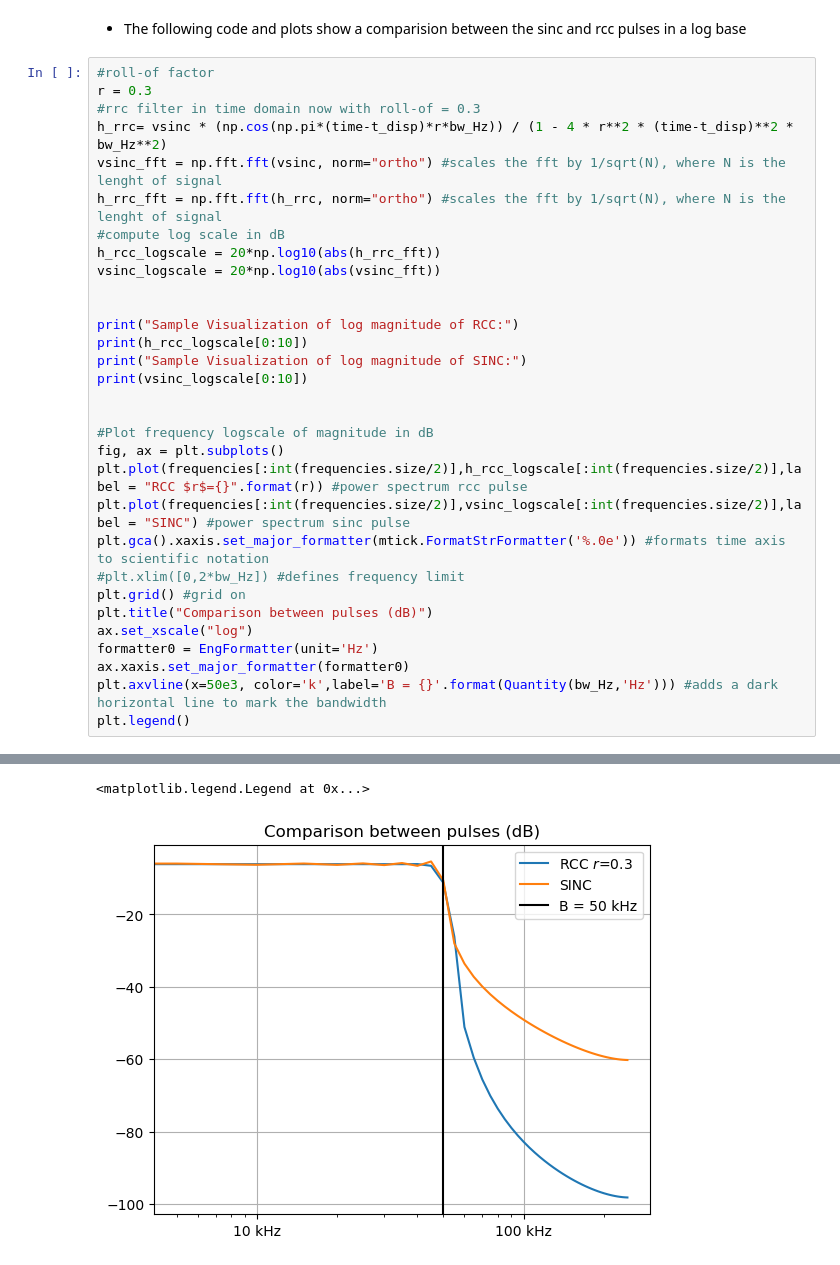
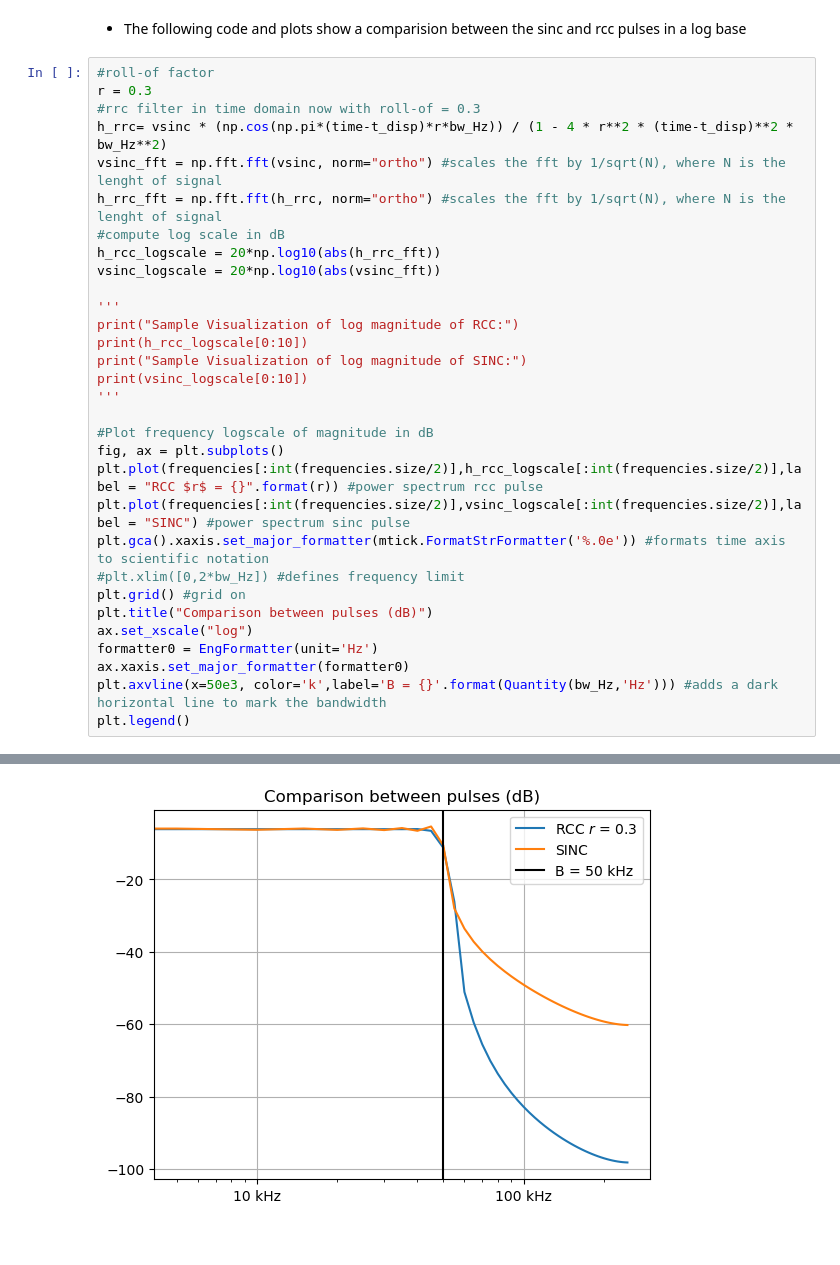
Before and after one commit to floose/py-ju-sea-dsp, a Jupyter notebook: ex1-rc-circ/LTSpice_Nyquist_pulse.ipynb, the cells around one changed output, grey strips where cells are left out. Cells and saved outputs as stored; diff of their text form.

```diff
--- a/ex1-rc-circ/LTSpice_Nyquist_pulse.ipynb
+++ b/ex1-rc-circ/LTSpice_Nyquist_pulse.ipynb
@@ -269,16 +269,16 @@ h_rrc_fft = np.fft.fft(h_rrc, norm="ortho") #scales the fft by 1/sqrt(N), where
 h_rcc_logscale = 20*np.log10(abs(h_rrc_fft))
 vsinc_logscale = 20*np.log10(abs(vsinc_fft))
 
-
+'''
 print("Sample Visualization of log magnitude of RCC:")
 print(h_rcc_logscale[0:10])
 print("Sample Visualization of log magnitude of SINC:")
 print(vsinc_logscale[0:10])
-
+'''
 
 #Plot frequency logscale of magnitude in dB
 fig, ax = plt.subplots()
-plt.plot(frequencies[:int(frequencies.size/2)],h_rcc_logscale[:int(frequencies.size/2)],label = "RCC $r$={}".format(r)) #power spectrum rcc pulse
+plt.plot(frequencies[:int(frequencies.size/2)],h_rcc_logscale[:int(frequencies.size/2)],label = "RCC $r$ = {}".format(r)) #power spectrum rcc pulse
 plt.plot(frequencies[:int(frequencies.size/2)],vsinc_logscale[:int(frequencies.size/2)],label = "SINC") #power spectrum sinc pulse
 plt.gca().xaxis.set_major_formatter(mtick.FormatStrFormatter('%.0e')) #formats time axis to scientific notation
 #plt.xlim([0,2*bw_Hz]) #defines frequency limit
@@ -299,2 +294 @@ Sample Visualization of log magnitude of SINC:
-<matplotlib.legend.Legend at 0x...>
-[figure, old version]
+[figure, new version]
```
Also changed, not shown: parts of 3 cells of this notebook, 1 other file.
